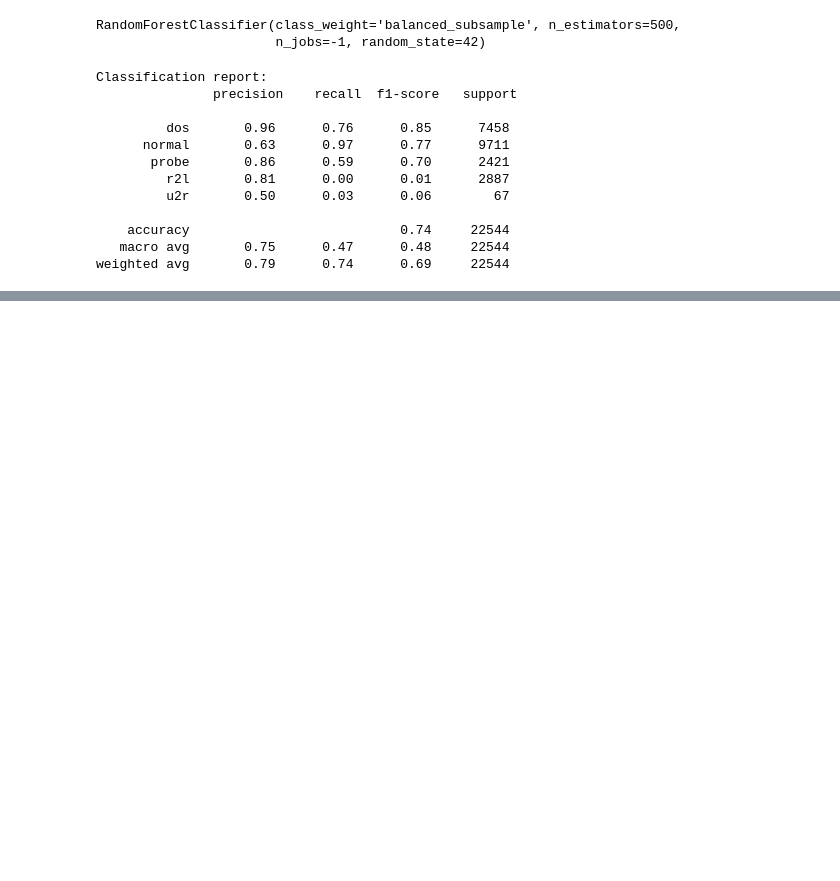
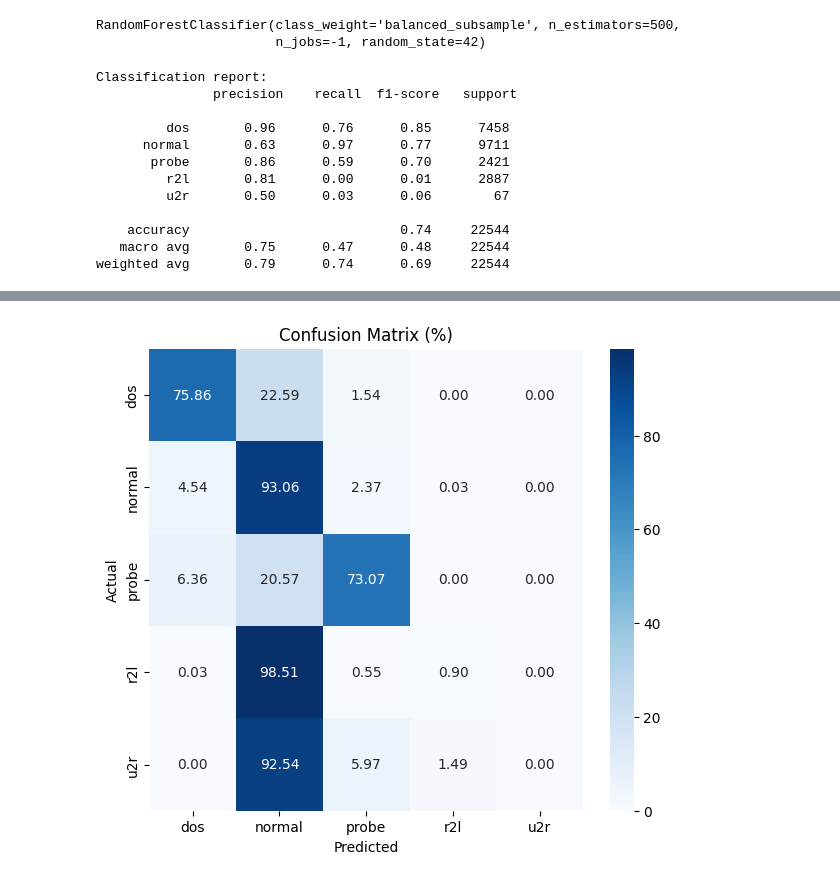
Before and after one commit to SantanuOjha/nsl-kdd-classical-ids-reproduction, a Jupyter notebook: notebooks/04_multiclass_model.ipynb, the cells around one changed output, grey strips where cells are left out. Saved outputs shown, nothing was run; the diff lists cells and outputs as text; code cells hidden in the pictures; blank space fills up the shorter version.

```diff
--- a/notebooks/04_multiclass_model.ipynb
+++ b/notebooks/04_multiclass_model.ipynb
@@ -158,0 +232,7 @@ weighted avg       0.79      0.74      0.69     22544
+# %%
+y_prob_ann = model.predict(X_test)
+
+y_pred_ann = np.argmax(y_prob_ann, axis=1)
+
+
+print("Classification Report:\n", classification_report(y_test_enc, y_pred_ann, target_names=le.classes_))
@@ -158,0 +253,16 @@ weighted avg       0.79      0.74      0.69     22544
+# %%
+cm = confusion_matrix(y_test_enc, y_pred_ann)
+
+# Convert to percentage per row (recall-normalized)
+cm_percent = cm.astype('float') / cm.sum(axis=1)[:, np.newaxis] * 100
+
+plt.figure(figsize=(7,6))
+sns.heatmap(cm_percent, annot=True, fmt=".2f", cmap="Blues",
+            xticklabels=le.classes_,
+            yticklabels=le.classes_)
+plt.xlabel("Predicted")
+plt.ylabel("Actual")
+plt.title("Confusion Matrix (%)")
+plt.show()
+# %% [output]
+[figure, added]
```
Also changed, not shown: parts of 6 cells of this notebook.
